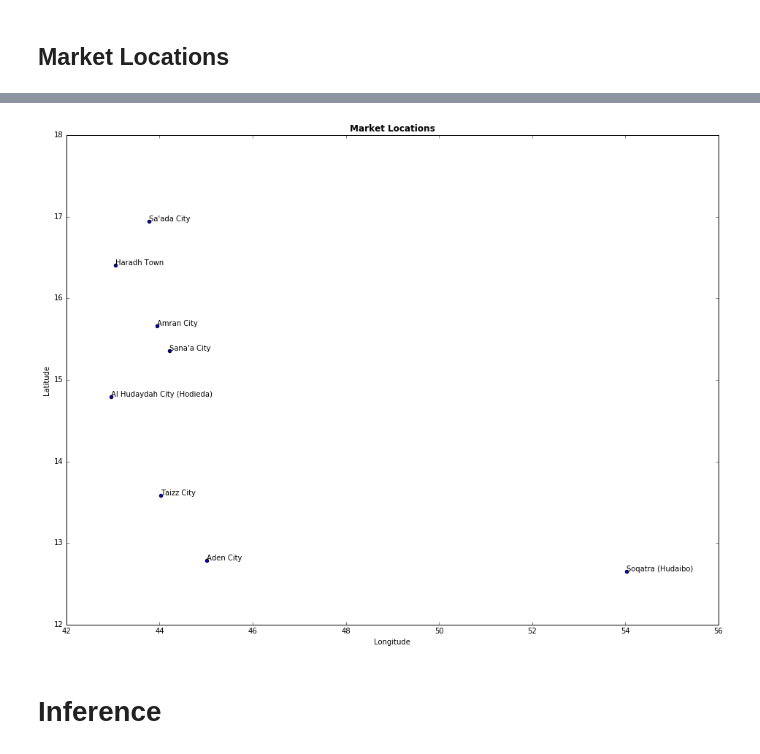
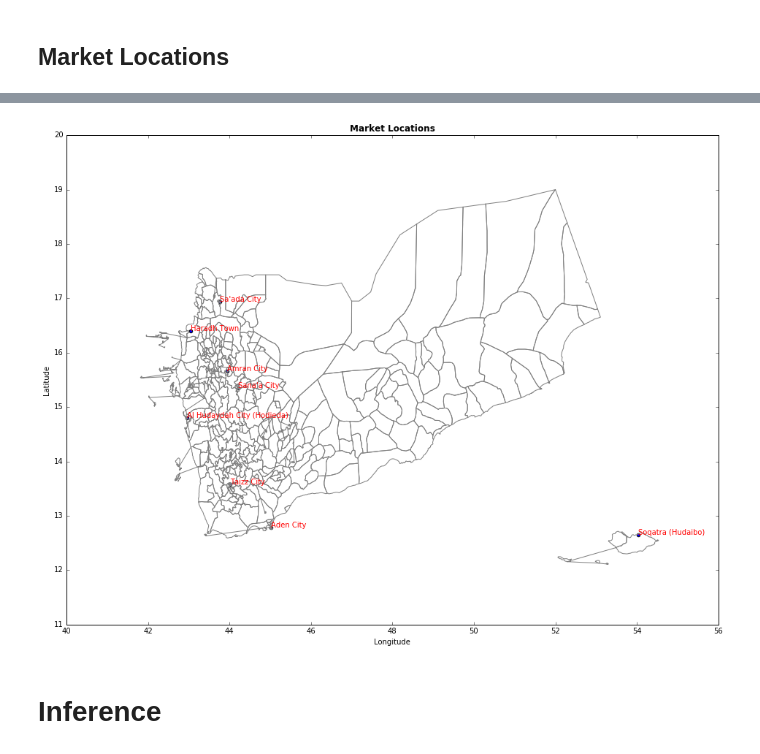
Before and after one commit to dljvandenberg/hackhunger, a Jupyter notebook: code/complete_analysis.ipynb, the cells around one changed output, grey strips where cells are left out. Cells and saved outputs as stored; diff of their text form; code cells hidden in the pictures.

Commit message:
Plot shape files

```diff
--- a/code/complete_analysis.ipynb
+++ b/code/complete_analysis.ipynb
@@ -69,6 +70,7 @@ os.getcwd()
 # Data directories
 dir_rainfall = "../data/yemen_rainfall/"
 dir_yemen = "../data/USB/Yemen/"
+dir_yemen_shapefiles = "../data/yemen_shapefiles/"
 
 # Data files
 file_foodprices_fao = dir_yemen + "YEM_FAO_FoodPrices.csv"
@@ -76,6 +78,10 @@ file_foodprices_wfp = dir_yemen + "YEM_WFP_FoodPrices_09-05-2016.csv"
 file_marketlocations = dir_yemen + "YEM_WFP_Market-Locations.csv"
 file_mvam = dir_yemen + "mVAM/Data/YEM_WFP_mVAM_RawData.csv"
 file_cfss = dir_yemen + "CFSS/Data/YEM_CFSS_2014.csv"
+
+# Shape files
+file_shape = dir_yemen_shapefiles + "yem_bnd_adm2.shp"
+file_shape_2 = dir_yemen_shapefiles + "yem_bnd_adm2"
 # %%
 # Read data
 #df_foodprices_fao = pd.read_csv(file_foodprices_fao)   # Does not contain prices, only (irrelevant) commodity names
@@ -127,17 +150,29 @@ df_mvam.hist();
 # %%
 fig, ax = plt.subplots()
 lng = df_marketlocations['mkt_lng']
 lat = df_marketlocations['mkt_lat']
 names = df_marketlocations['mkt_name']
+sf = shp.Reader(file_shape)
+
+# Plot shapefile
+for shape in sf.shapeRecords():
+    x = [i[0] for i in shape.shape.points[:]]
+    y = [i[1] for i in shape.shape.points[:]]
+    plt.plot(x,y, color='grey')
+
+# Plot market locations
 ax.scatter(lng, lat)
+
+# Plot market names
 for nr, name in enumerate(names):
-    ax.annotate(name, (lng[nr],lat[nr]))
+    ax.annotate(name, (lng[nr],lat[nr]), color='red')
+
 plt.xlabel('Longitude')
 plt.ylabel('Latitude')
 plt.title('Market Locations', fontweight='bold')
 plt.show()
 # %% [output]
-[figure, old version]
+[figure, new version]
 # %% [markdown]
 # Inference
 # %% [markdown]
```
Also changed, not shown: parts of 2 cells of this notebook.
